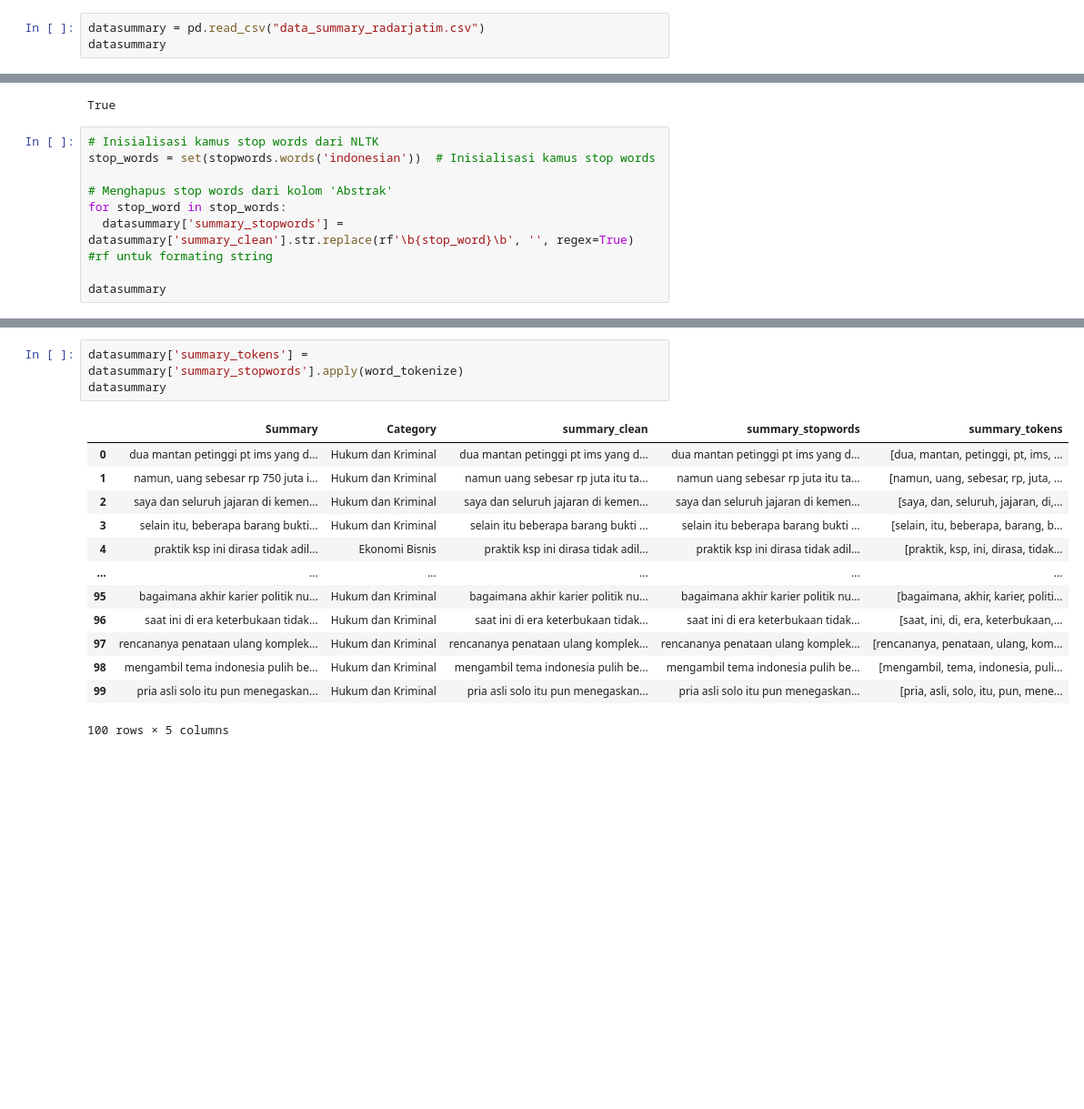
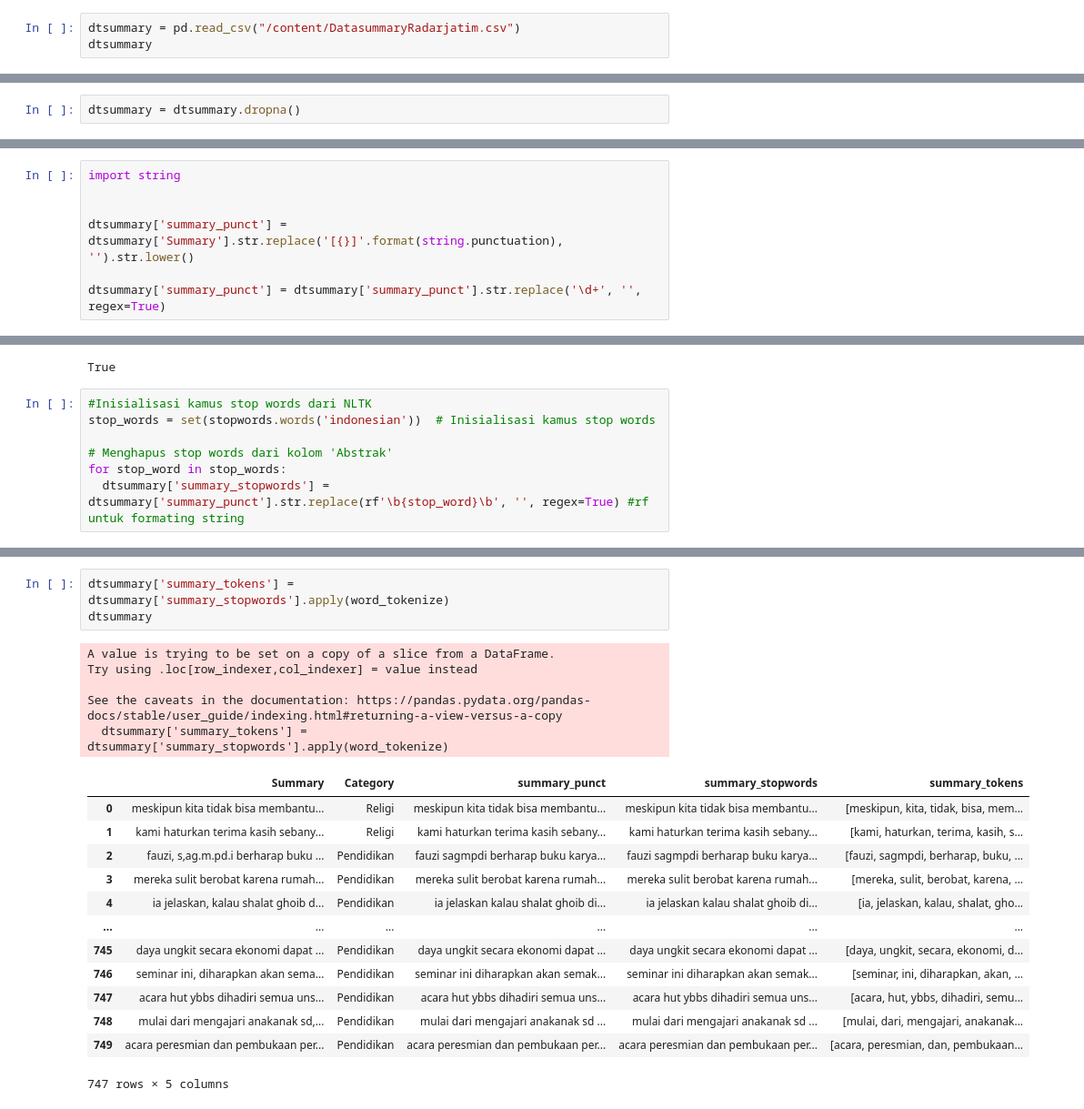
Before and after one commit to aulyamiftahkhulhikmah/projectPPW, a Jupyter notebook: _sources/notebooks5.ipynb, the cells around one changed output, grey strips where cells are left out. Shown at 91% size. Saved outputs shown, nothing was run; the diff lists cells and outputs as text; blank space fills up the shorter version.

```diff
--- a/_sources/notebooks5.ipynb
+++ b/_sources/notebooks5.ipynb
@@ -449,5 +506,5 @@ Data telah disimpan dalam file data_summary_radarjatim.csv
 # %%
-datasummary = pd.read_csv("data_summary_radarjatim.csv")
-datasummary
+dtsummary = pd.read_csv("/content/DatasummaryRadarjatim.csv")
+dtsummary
 # %% [output]
 |  | Summary | Category |
@@ -466 +544,3 @@ datasummary
+# %%
+dtsummary = dtsummary.dropna()
 # %%
@@ -501,0 +562,7 @@ datasummary
+# %%
+import string
+
+
+dtsummary['summary_punct'] = dtsummary['Summary'].str.replace('[{}]'.format(string.punctuation), '').str.lower()
+
+dtsummary['summary_punct'] = dtsummary['summary_punct'].str.replace('\d+', '', regex=True)
@@ -520,12 +613,10 @@ nltk.download('stopwords')
 [nltk_data]   Package stopwords is already up-to-date!
 True
 # %%
-# Inisialisasi kamus stop words dari NLTK
+#Inisialisasi kamus stop words dari NLTK
 stop_words = set(stopwords.words('indonesian'))  # Inisialisasi kamus stop words
 
 # Menghapus stop words dari kolom 'Abstrak'
 for stop_word in stop_words:
-  datasummary['summary_stopwords'] = datasummary['summary_clean'].str.replace(rf'\b{stop_word}\b', '', regex=True) #rf untuk formating string
-
-datasummary
+  dtsummary['summary_stopwords'] = dtsummary['summary_punct'].str.replace(rf'\b{stop_word}\b', '', regex=True) #rf untuk formating string
 # %% [output]
@@ -549,17 +647,22 @@ datasummary
 # %%
-datasummary['summary_tokens'] = datasummary['summary_stopwords'].apply(word_tokenize)
-datasummary
+dtsummary['summary_tokens'] = dtsummary['summary_stopwords'].apply(word_tokenize)
+dtsummary
 # %% [output]
+A value is trying to be set on a copy of a slice from a DataFrame.
+Try using .loc[row_indexer,col_indexer] = value instead
+
+See the caveats in the documentation: https://pandas.pydata.org/pandas-docs/stable/user_guide/indexing.html#returning-a-view-versus-a-copy
+  dtsummary['summary_tokens'] = dtsummary['summary_stopwords'].apply(word_tokenize)
-|  | Summary | Category | summary_clean | summary_stopwords | summary_tokens |
-| 0 | dua mantan petinggi pt ims yang d... | Hukum dan Kriminal | dua mantan petinggi pt ims yang d... | dua mantan petinggi pt ims yang d... | [dua, mantan, petinggi, pt, ims, ... |
-| 1 | namun, uang sebesar rp 750 juta i... | Hukum dan Kriminal | namun uang sebesar rp juta itu ta... | namun uang sebesar rp juta itu ta... | [namun, uang, sebesar, rp, juta, ... |
-| 2 | saya dan seluruh jajaran di kemen... | Hukum dan Kriminal | saya dan seluruh jajaran di kemen... | saya dan seluruh jajaran di kemen... | [saya, dan, seluruh, jajaran, di,... |
-| 3 | selain itu, beberapa barang bukti... | Hukum dan Kriminal | selain itu beberapa barang bukti ... | selain itu beberapa barang bukti ... | [selain, itu, beberapa, barang, b... |
-| 4 | praktik ksp ini dirasa tidak adil... | Ekonomi Bisnis | praktik ksp ini dirasa tidak adil... | praktik ksp ini dirasa tidak adil... | [praktik, ksp, ini, dirasa, tidak... |
+|  | Summary | Category | summary_punct | summary_stopwords | summary_tokens |
+| 0 | meskipun kita tidak bisa membantu... | Religi | meskipun kita tidak bisa membantu... | meskipun kita tidak bisa membantu... | [meskipun, kita, tidak, bisa, mem... |
+| 1 | kami haturkan terima kasih sebany... | Religi | kami haturkan terima kasih sebany... | kami haturkan terima kasih sebany... | [kami, haturkan, terima, kasih, s... |
+| 2 | fauzi, s,ag.m.pd.i berharap buku ... | Pendidikan | fauzi sagmpdi berharap buku karya... | fauzi sagmpdi berharap buku karya... | [fauzi, sagmpdi, berharap, buku, ... |
+| 3 | mereka sulit berobat karena rumah... | Pendidikan | mereka sulit berobat karena rumah... | mereka sulit berobat karena rumah... | [mereka, sulit, berobat, karena, ... |
+| 4 | ia jelaskan, kalau shalat ghoib d... | Pendidikan | ia jelaskan kalau shalat ghoib di... | ia jelaskan kalau shalat ghoib di... | [ia, jelaskan, kalau, shalat, gho... |
 | ... | ... | ... | ... | ... | ... |
-| 95 | bagaimana akhir karier politik nu... | Hukum dan Kriminal | bagaimana akhir karier politik nu... | bagaimana akhir karier politik nu... | [bagaimana, akhir, karier, politi... |
-| 96 | saat ini di era keterbukaan tidak... | Hukum dan Kriminal | saat ini di era keterbukaan tidak... | saat ini di era keterbukaan tidak... | [saat, ini, di, era, keterbukaan,... |
-| 97 | rencananya penataan ulang komplek... | Hukum dan Kriminal | rencananya penataan ulang komplek... | rencananya penataan ulang komplek... | [rencananya, penataan, ulang, kom... |
-| 98 | mengambil tema indonesia pulih be... | Hukum dan Kriminal | mengambil tema indonesia pulih be... | mengambil tema indonesia pulih be... | [mengambil, tema, indonesia, puli... |
-| 99 | pria asli solo itu pun menegaskan... | Hukum dan Kriminal | pria asli solo itu pun menegaskan... | pria asli solo itu pun menegaskan... | [pria, asli, solo, itu, pun, mene... |
+| 745 | daya ungkit secara ekonomi dapat ... | Pendidikan | daya ungkit secara ekonomi dapat ... | daya ungkit secara ekonomi dapat ... | [daya, ungkit, secara, ekonomi, d... |
+| 746 | seminar ini, diharapkan akan sema... | Pendidikan | seminar ini diharapkan akan semak... | seminar ini diharapkan akan semak... | [seminar, ini, diharapkan, akan, ... |
+| 747 | acara hut ybbs dihadiri semua uns... | Pendidikan | acara hut ybbs dihadiri semua uns... | acara hut ybbs dihadiri semua uns... | [acara, hut, ybbs, dihadiri, semu... |
+| 748 | mulai dari mengajari anakanak sd,... | Pendidikan | mulai dari mengajari anakanak sd ... | mulai dari mengajari anakanak sd ... | [mulai, dari, mengajari, anakanak... |
+| 749 | acara peresmian dan pembukaan per... | Pendidikan | acara peresmian dan pembukaan per... | acara peresmian dan pembukaan per... | [acara, peresmian, dan, pembukaan... |
-100 rows × 5 columns
+747 rows × 5 columns
```
Also changed, not shown: parts of 91 cells of this notebook, 35 other files.
